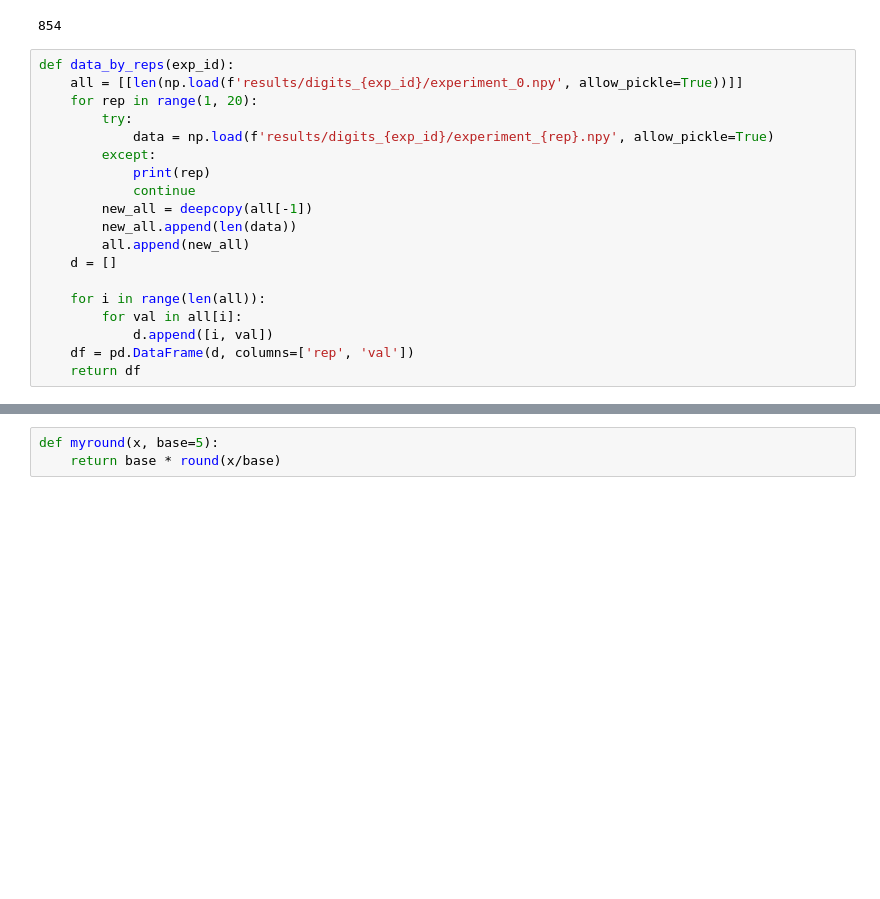
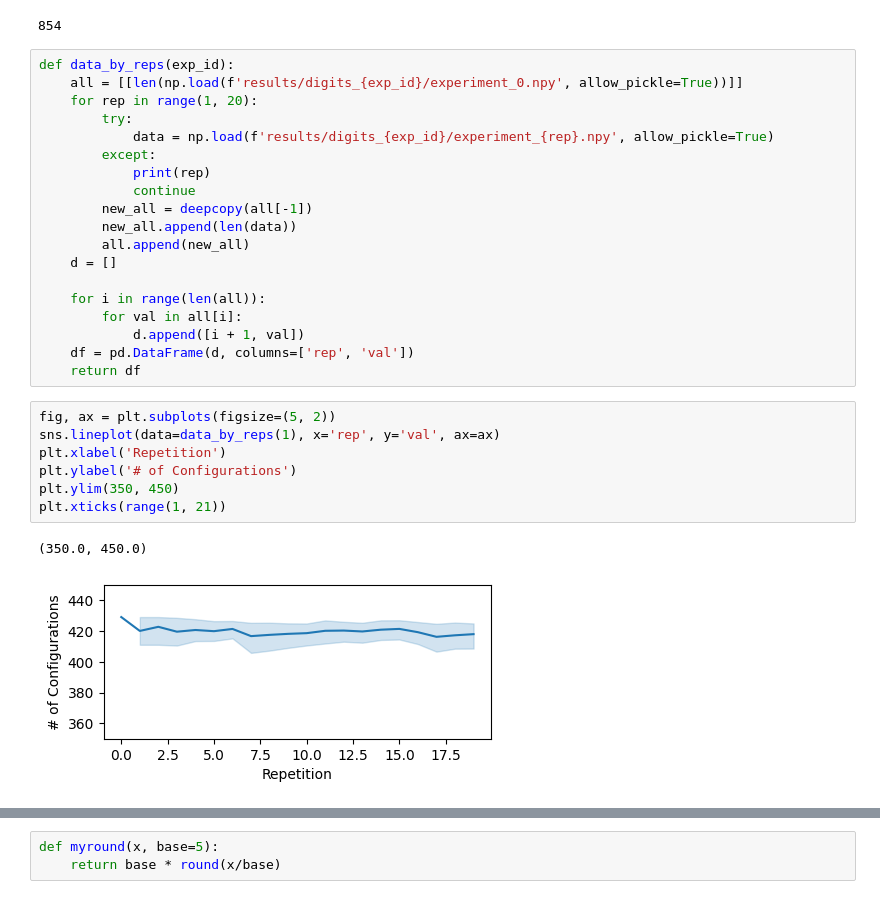
Before and after one commit to hadarshavit/ddps-assignment-2, a Jupyter notebook: analyze.ipynb, the cells around one changed output, grey strips where cells are left out. Saved outputs shown, nothing was run; the diff lists cells and outputs as text; blank space fills up the shorter version.

```diff
--- a/analyze.ipynb
+++ b/analyze.ipynb
@@ -25,6 +25,16 @@ def data_by_reps(exp_id):
 
     for i in range(len(all)):
         for val in all[i]:
-            d.append([i, val])
+            d.append([i + 1, val])
     df = pd.DataFrame(d, columns=['rep', 'val'])
     return df
+# %%
+fig, ax = plt.subplots(figsize=(5, 2))
+sns.lineplot(data=data_by_reps(1), x='rep', y='val', ax=ax)
+plt.xlabel('Repetition')
+plt.ylabel('# of Configurations')
+plt.ylim(350, 450)
+plt.xticks(range(1, 21))
+# %% [output]
+(350.0, 450.0)
+[figure, added]
```
Also changed, not shown: parts of 8 cells of this notebook.
